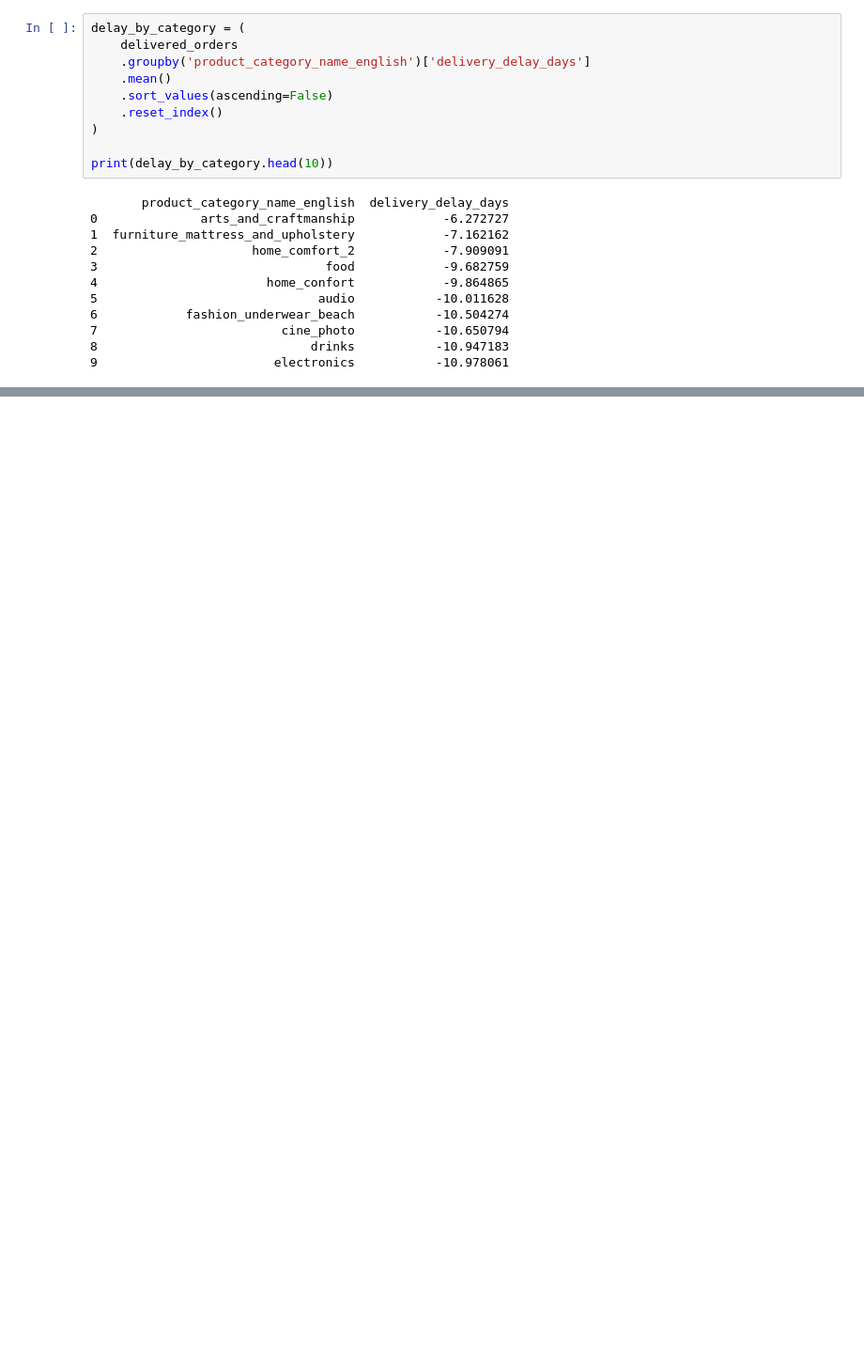
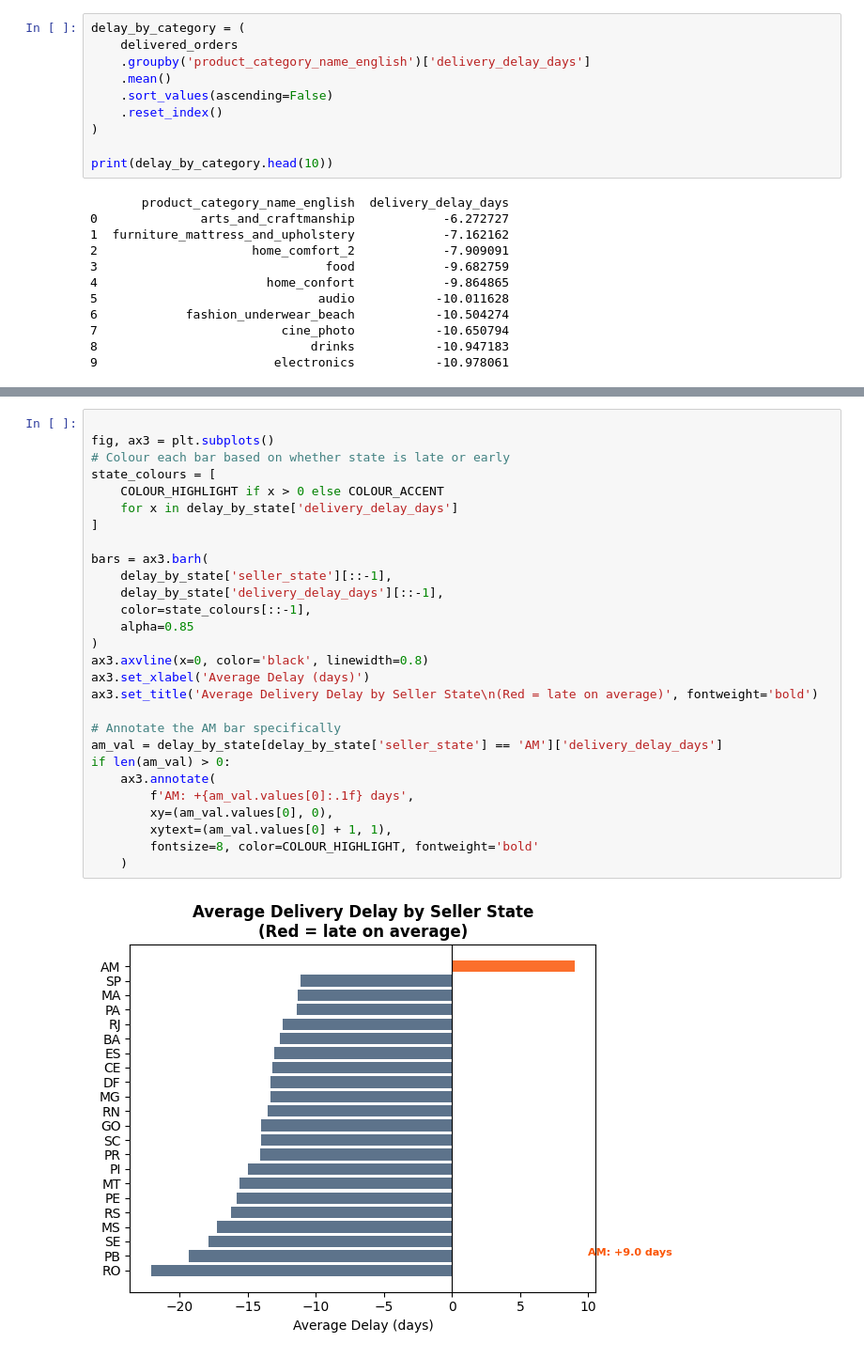
Before and after one commit to T-Letuka/Retail, a Jupyter notebook: notebooks/01_Exploratory_analysis.ipynb, the cells around one changed output, grey strips where cells are left out. Shown at 94% size. Drawn from its saved outputs; the diff is of its cells as text; blank space fills up the shorter version.

```diff
--- a/notebooks/01_Exploratory_analysis.ipynb
+++ b/notebooks/01_Exploratory_analysis.ipynb
@@ -798,0 +997,30 @@ print(delay_by_category.head(10))
+# %%
+
+fig, ax3 = plt.subplots()
+# Colour each bar based on whether state is late or early
+state_colours = [
+    COLOUR_HIGHLIGHT if x > 0 else COLOUR_ACCENT
+    for x in delay_by_state['delivery_delay_days']
+]
+
+bars = ax3.barh(
+    delay_by_state['seller_state'][::-1],
+    delay_by_state['delivery_delay_days'][::-1],
+    color=state_colours[::-1],
+    alpha=0.85
+)
+ax3.axvline(x=0, color='black', linewidth=0.8)
+ax3.set_xlabel('Average Delay (days)')
+ax3.set_title('Average Delivery Delay by Seller State\n(Red = late on average)', fontweight='bold')
+
+# Annotate the AM bar specifically
+am_val = delay_by_state[delay_by_state['seller_state'] == 'AM']['delivery_delay_days']
+if len(am_val) > 0:
+    ax3.annotate(
+        f'AM: +{am_val.values[0]:.1f} days',
+        xy=(am_val.values[0], 0),
+        xytext=(am_val.values[0] + 1, 1),
+        fontsize=8, color=COLOUR_HIGHLIGHT, fontweight='bold'
+    )
+# %% [output]
+[figure, added]
```
Also changed, not shown: parts of 51 cells of this notebook, 13 other files.
